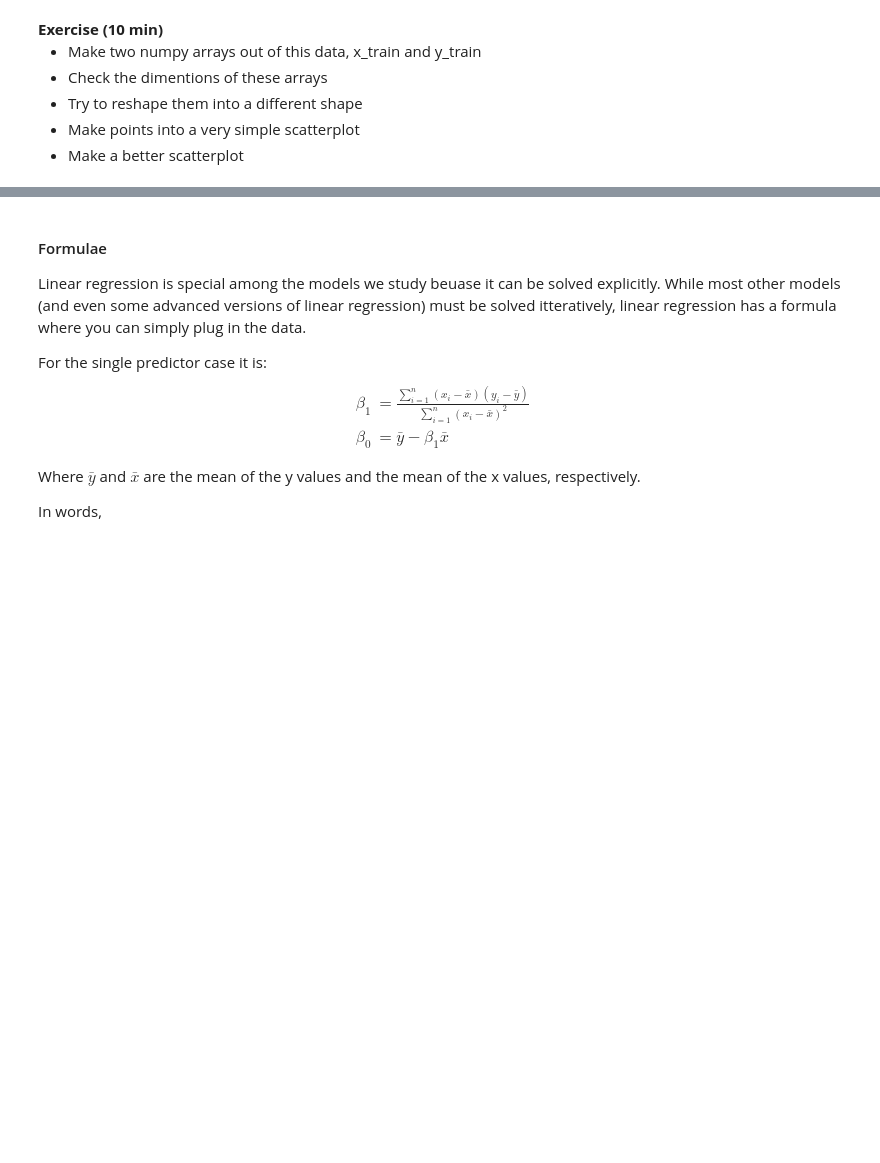
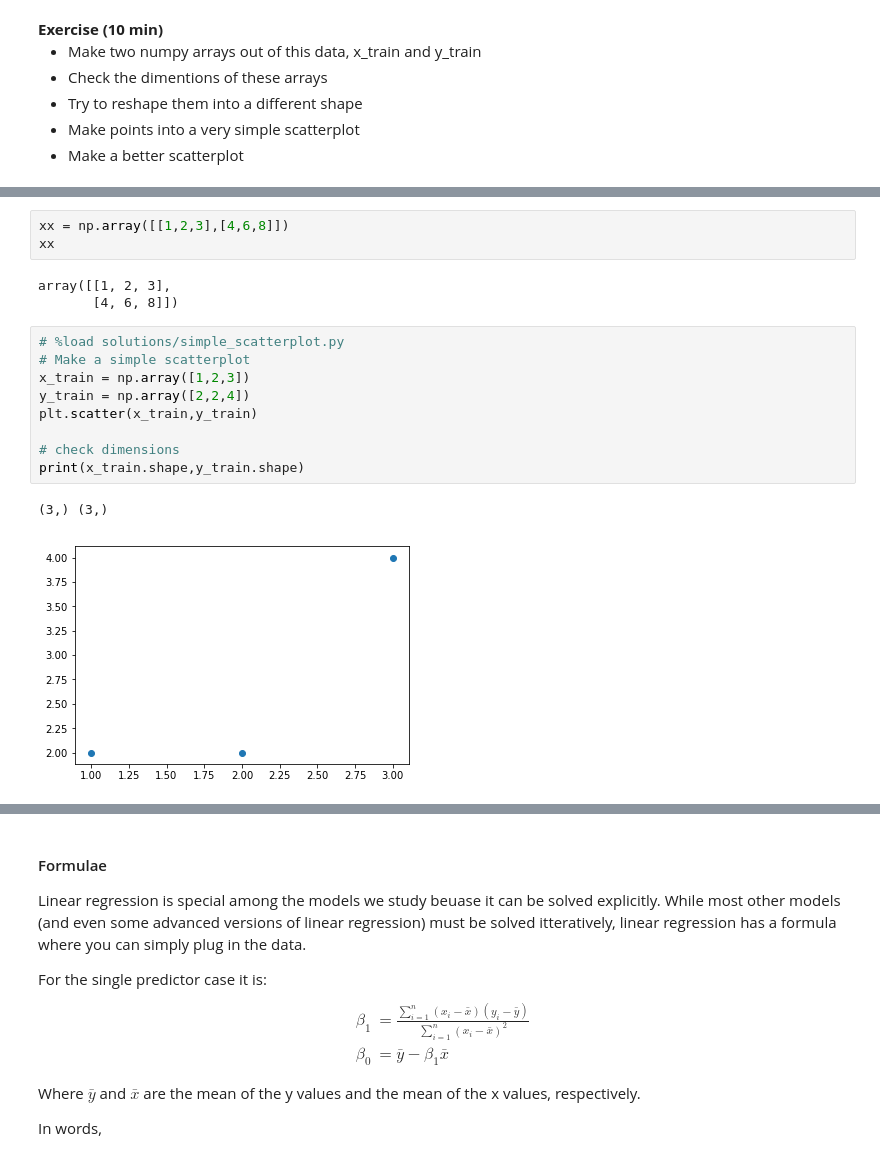
Before and after one commit to Harvard-IACS/2018-CS109A, a Jupyter notebook: content/labs/lab3/lab3_SLR_KNN.ipynb, the cells around one changed output, grey strips where cells are left out. Saved outputs shown, nothing was run; the diff lists cells and outputs as text; blank space fills up the shorter version.

```diff
--- a/content/labs/lab3/lab3_SLR_KNN.ipynb
+++ b/content/labs/lab3/lab3_SLR_KNN.ipynb
@@ -87,0 +91,18 @@ There is no line of the form $\beta_0 + \beta_1 x = y$ that passes through all t
+# %%
+xx = np.array([[1,2,3],[4,6,8]])
+xx
+# %% [output]
+array([[1, 2, 3],
+       [4, 6, 8]])
+# %%
+# %load solutions/simple_scatterplot.py
+# Make a simple scatterplot
+x_train = np.array([1,2,3])
+y_train = np.array([2,2,4])
+plt.scatter(x_train,y_train)
+
+# check dimensions
+print(x_train.shape,y_train.shape)
+# %% [output]
+(3,) (3,)
+[figure, added]
```
Also changed, not shown: parts of 30 cells of this notebook.
